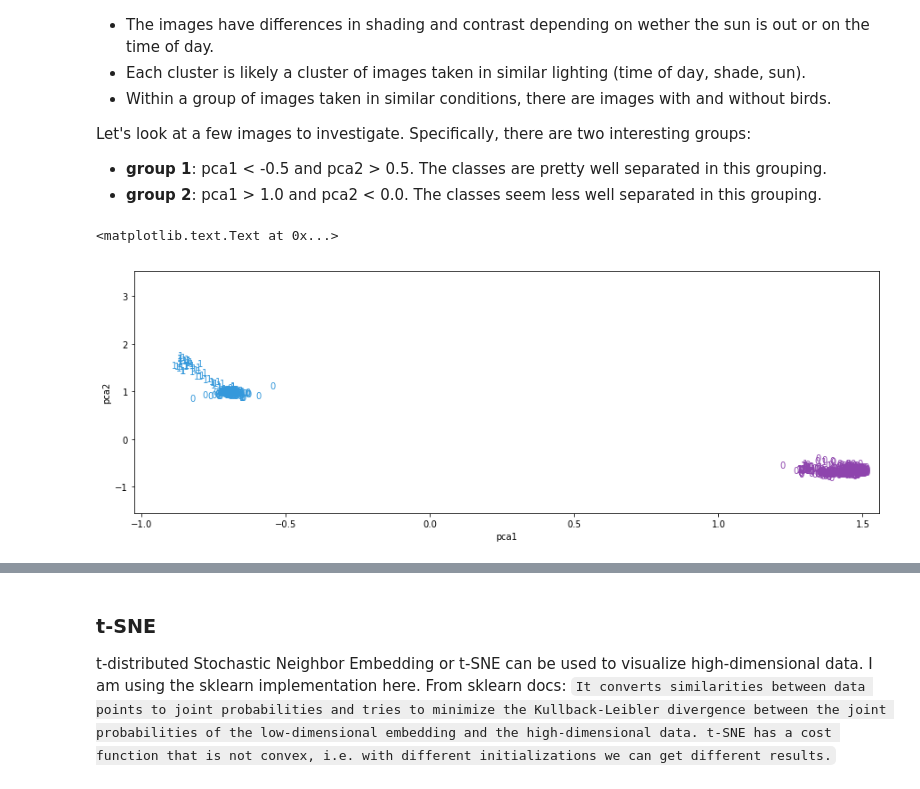
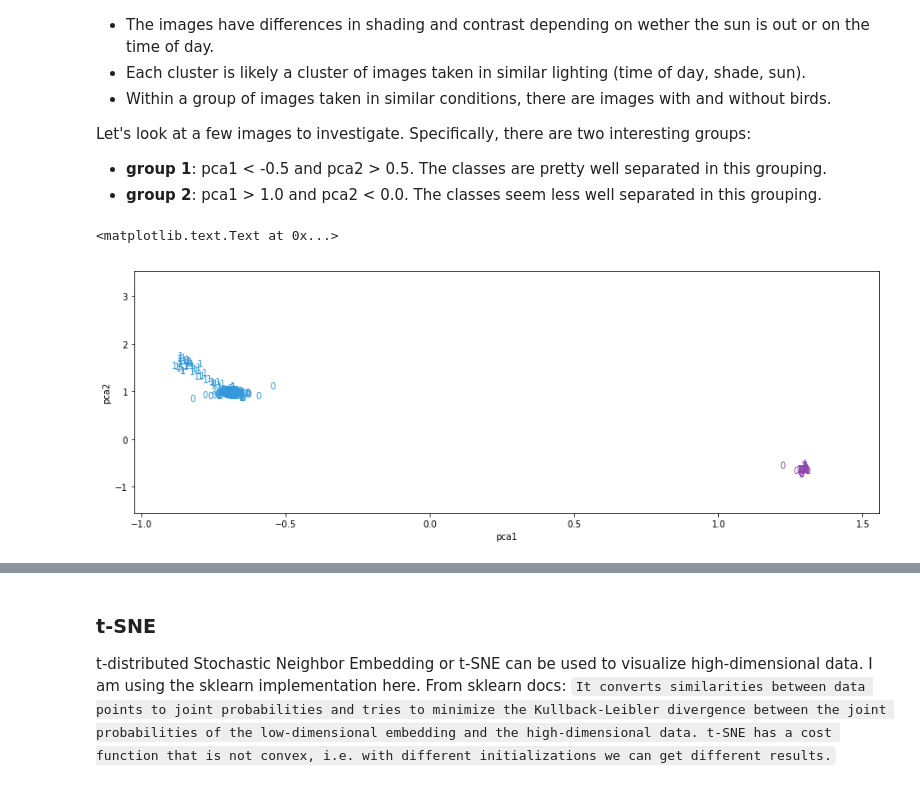
Before and after one commit to Freija/birdometer-ml, a Jupyter notebook: code/Birdometer.ipynb, the cells around one changed output, grey strips where cells are left out. Cells and saved outputs as stored; diff of their text form; code cells hidden in the pictures.

```diff
--- a/code/Birdometer.ipynb
+++ b/code/Birdometer.ipynb
@@ -236,18 +238,26 @@ Let's look at a few images to investigate. Specifically, there are two interesti
 # %%
 # First, grab the list of images in each group.
 # The image names are in the images list.
 # Also plot them to make sure we are selecting correcly
 # Group 1 is blue and group 2 is purple
 plt.figure(figsize=(15,5))
 plt.xlim(birds_pca[:,0].min(), birds_pca[:,0].max() + 0.05)
 plt.ylim(birds_pca[:,1].min(), birds_pca[:,1].max() + 0.2)
+X_train_group1 = []
+y_train_group1 = []
+X_train_group2 = []
+y_train_group2 = []
 for i in range(len(birds_pca)):
     if (birds_pca[i,0] < -0.5) and (birds_pca[i,1] > 0.5):
         plt.text(birds_pca[i,0], birds_pca[i,1], str(y_train[i]), color="#3498DB")
-    if (birds_pca[i,0] > 1.0) and (birds_pca[i,1] <0.0):
+        X_train_group1.append(X_train[i])
+        y_train_group1.append(y_train[i])
+    if (birds_pca[i,0] > 1.0) and (birds_pca[i,0] < 1.3) and (birds_pca[i,1] <0.0):
         plt.text(birds_pca[i,0], birds_pca[i,1], str(y_train[i]), color="#8E44AD")
+        X_train_group2.append(X_train[i])
+        y_train_group2.append(y_train[i])
 plt.xlabel("pca1")
 plt.ylabel("pca2")
 # %% [output]
 <matplotlib.text.Text at 0x...>
-[figure, old version]
+[figure, new version]
```
Also changed, not shown: parts of 11 cells of this notebook, 1 other file.
